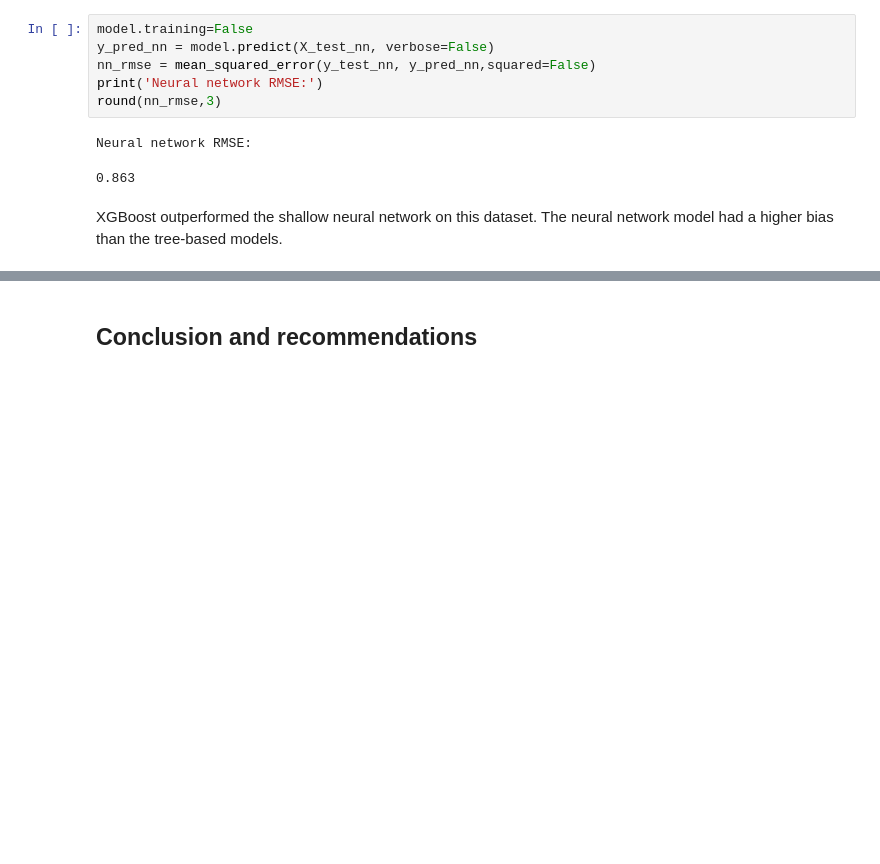
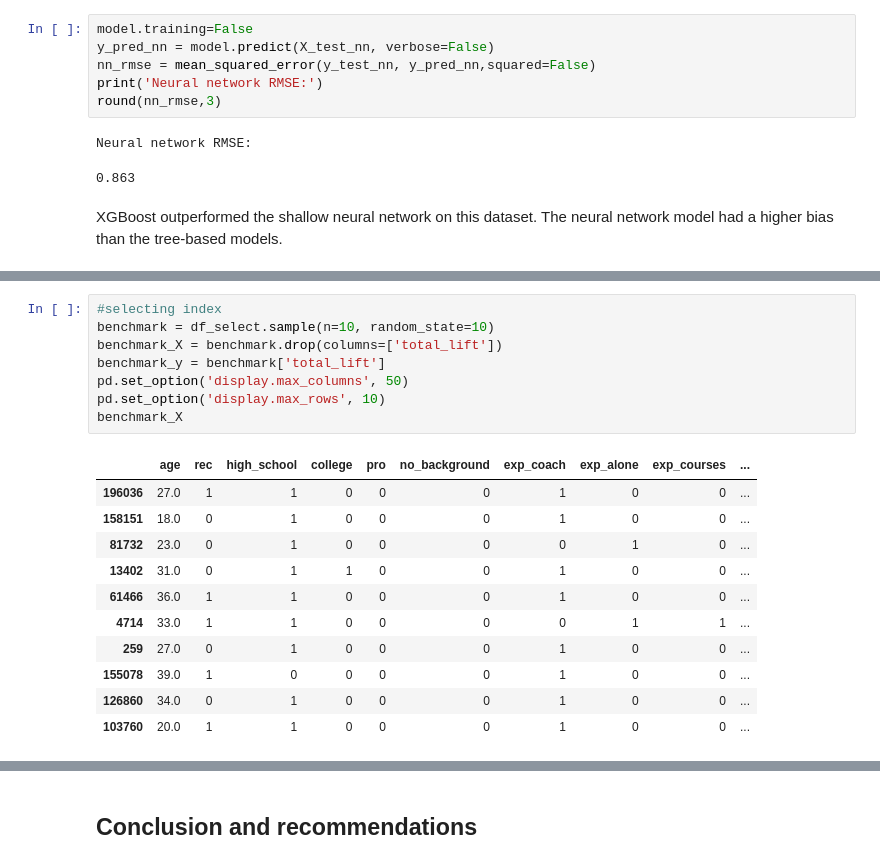
Before and after one commit to NinaCilliers/crossfit_project, a Jupyter notebook: crossfit_project.ipynb, the cells around one changed output, grey strips where cells are left out. Drawn from its saved outputs; the diff is of its cells as text; blank space fills up the shorter version.

Commit message:
added benchmarking

```diff
--- a/crossfit_project.ipynb
+++ b/crossfit_project.ipynb
@@ -331,0 +336,20 @@ XGBoost outperformed the shallow neural network on this dataset. The neural netw
+# %%
+#selecting index
+benchmark = df_select.sample(n=10, random_state=10)
+benchmark_X = benchmark.drop(columns=['total_lift'])
+benchmark_y = benchmark['total_lift']
+pd.set_option('display.max_columns', 50)
+pd.set_option('display.max_rows', 10)
+benchmark_X
+# %% [output]
+|  | age | rec | high_school | college | pro | no_background | exp_coach | exp_alone | exp_courses | ... |
+| 196036 | 27.0 | 1 | 1 | 0 | 0 | 0 | 1 | 0 | 0 | ... |
+| 158151 | 18.0 | 0 | 1 | 0 | 0 | 0 | 1 | 0 | 0 | ... |
+| 81732 | 23.0 | 0 | 1 | 0 | 0 | 0 | 0 | 1 | 0 | ... |
+| 13402 | 31.0 | 0 | 1 | 1 | 0 | 0 | 1 | 0 | 0 | ... |
+| 61466 | 36.0 | 1 | 1 | 0 | 0 | 0 | 1 | 0 | 0 | ... |
+| 4714 | 33.0 | 1 | 1 | 0 | 0 | 0 | 0 | 1 | 1 | ... |
+| 259 | 27.0 | 0 | 1 | 0 | 0 | 0 | 1 | 0 | 0 | ... |
+| 155078 | 39.0 | 1 | 0 | 0 | 0 | 0 | 1 | 0 | 0 | ... |
+| 126860 | 34.0 | 0 | 1 | 0 | 0 | 0 | 1 | 0 | 0 | ... |
+| 103760 | 20.0 | 1 | 1 | 0 | 0 | 0 | 1 | 0 | 0 | ... |
```
Also changed, not shown: parts of 4 cells of this notebook.
